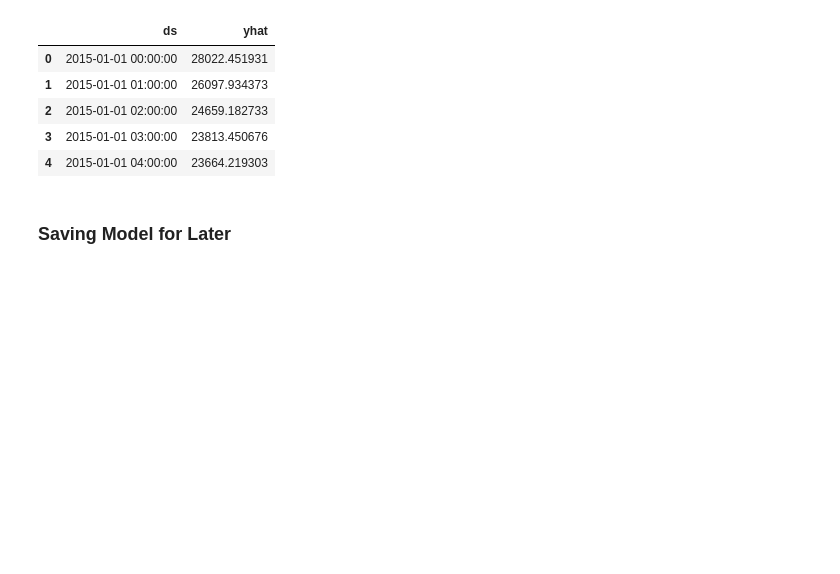
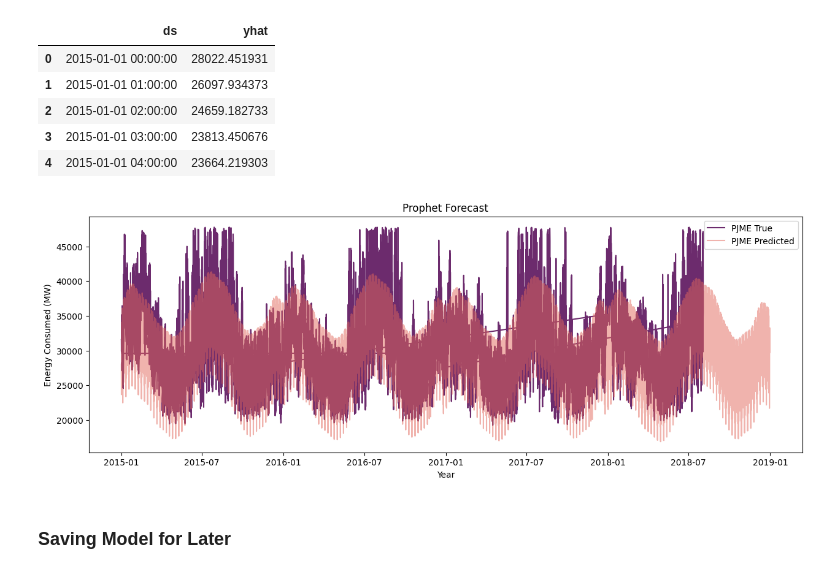
Before and after one commit to minari314159/Energy_Forcasting, a Jupyter notebook: Forecasting.ipynb, the cells around one changed output. Cells and saved outputs as stored; diff of their text form; code cells hidden in the pictures; blank space fills up the shorter version.

Commit message:
Model and plot predictions of 1 year forcast

```diff
--- a/Forecasting.ipynb
+++ b/Forecasting.ipynb
@@ -606,7 +614,7 @@ MAPE: 9.006539328025651
 ### Predict into Future
 # %%
 future = m.make_future_dataframe(
-    periods=365*24, freq='h', include_history=False)
+    periods=365*24*4, freq='h', include_history=False)
 forecast = m.predict(future)
 # %%
 forecast[['ds', 'yhat']].head()
@@ -617,5 +625,15 @@ forecast[['ds', 'yhat']].head()
 | 2 | 2015-01-01 02:00:00 | 24659.182733 |
 | 3 | 2015-01-01 03:00:00 | 23813.450676 |
 | 4 | 2015-01-01 04:00:00 | 23664.219303 |
+# %%
+fig, ax = plt.subplots(figsize=(15, 5))
+ax.plot(pjme_test.index, pjme_test['PJME_MW'], color=colour_pal[5], label='PJME True')
+ax.plot(forecast['ds'], forecast['yhat'], alpha=0.5,
+        color=colour_pal[1], label='PJME Predicted')
+ax.set(title='Prophet Forecast', xlabel='Year', ylabel='Energy Consumed (MW)')
+ax.legend()
+plt.show()
+# %% [output]
+[figure, added]
 # %% [markdown]
 ### Saving Model for Later
```
Also changed, not shown: parts of 7 cells of this notebook.
